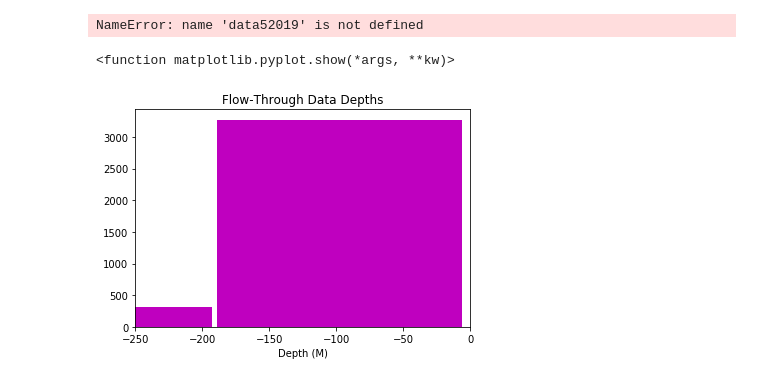
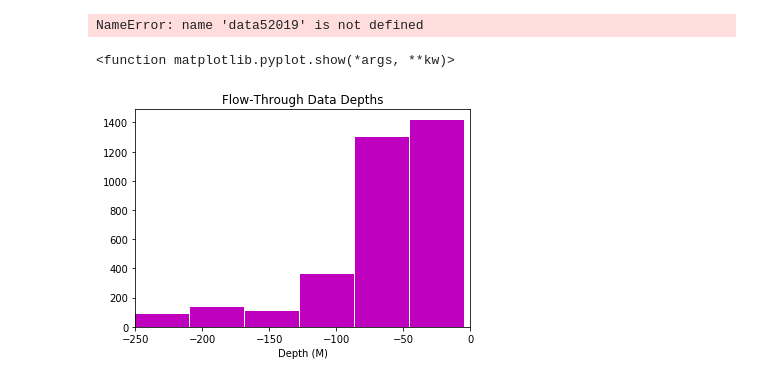
Before and after one commit to khyde/JPSS_Phytoplankton, a Jupyter notebook: IPython/Histograms.ipynb, the cells around one changed output. Saved outputs shown, nothing was run; the diff lists cells and outputs as text; code cells hidden in the pictures.

```diff
--- a/IPython/Histograms.ipynb
+++ b/IPython/Histograms.ipynb
@@ -786,13 +786,13 @@ plt.show ()
 # %% [output]
 NameError: name 'data52019' is not defined
 # %%
-plt.hist (Depth, color = ['m'], rwidth = 0.98)
+plt.hist (Depth, bins=50, color ='m', rwidth = 0.98)
 plt.xlim(-250, 0)
 plt.xlabel ("Depth (M)")
 plt.title ('Flow-Through Data Depths')
 plt.show
 # %% [output]
 <function matplotlib.pyplot.show(*args, **kw)>
-[figure, old version]
+[figure, new version]
 # %%
 plt.hist (Depth, color = ['m'], rwidth = 0.75)
```
Also changed, not shown: parts of 5 cells of this notebook, 1 other file.
